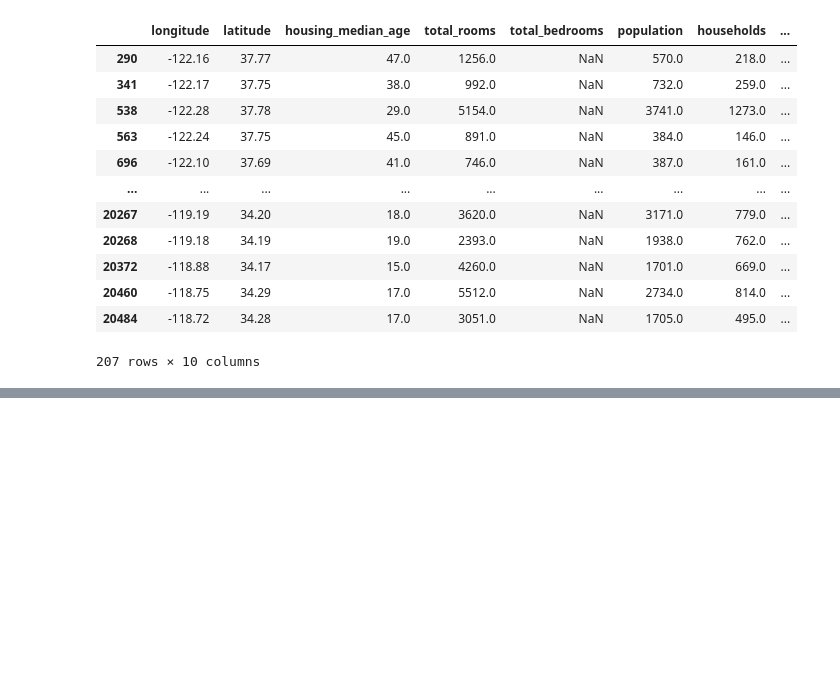
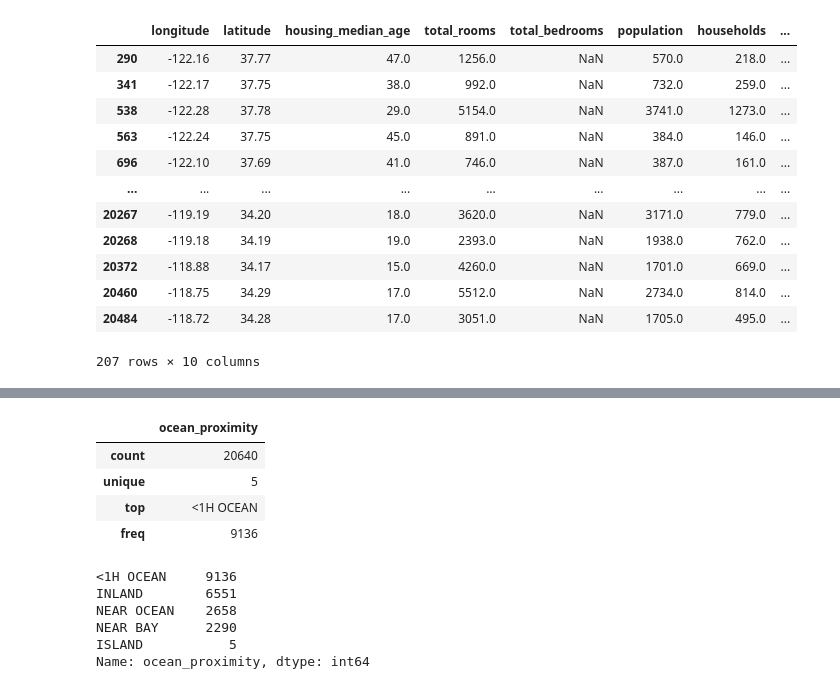
Before and after one commit to mohd-sahil/Housing-Dataset, a Jupyter notebook: Housing_Dataset_DP_and_FE_ML.ipynb, the cells around one changed output, grey strips where cells are left out. Cells and saved outputs as stored; diff of their text form; code cells hidden in the pictures; blank space fills up the shorter version.

```diff
--- a/Housing_Dataset_DP_and_FE_ML.ipynb
+++ b/Housing_Dataset_DP_and_FE_ML.ipynb
@@ -69,0 +86,17 @@ df[df.total_bedrooms.isna()]
+# %%
+df.describe(include = "O")
+# %% [output]
+|  | ocean_proximity |
+| count | 20640 |
+| unique | 5 |
+| top | <1H OCEAN |
+| freq | 9136 |
+# %%
+df.ocean_proximity.value_counts()
+# %% [output]
+<1H OCEAN     9136
+INLAND        6551
+NEAR OCEAN    2658
+NEAR BAY      2290
+ISLAND           5
+Name: ocean_proximity, dtype: int64
```
Also changed, not shown: parts of 4 cells of this notebook.
